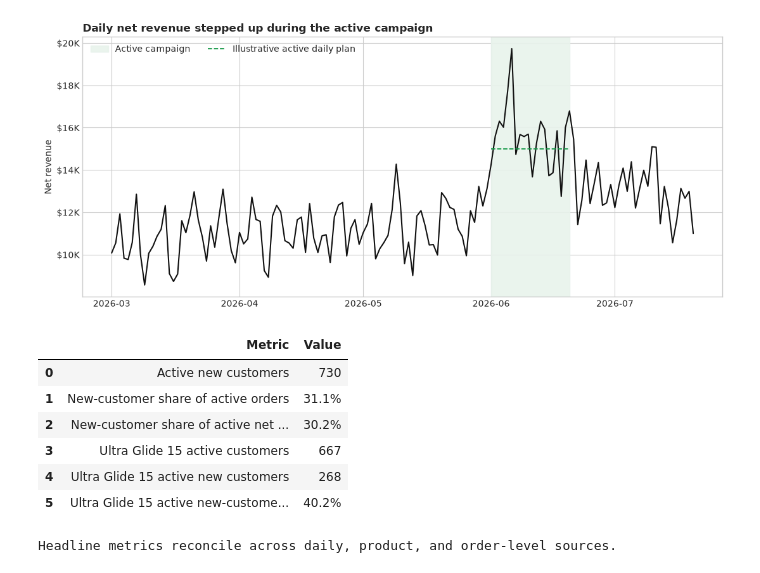
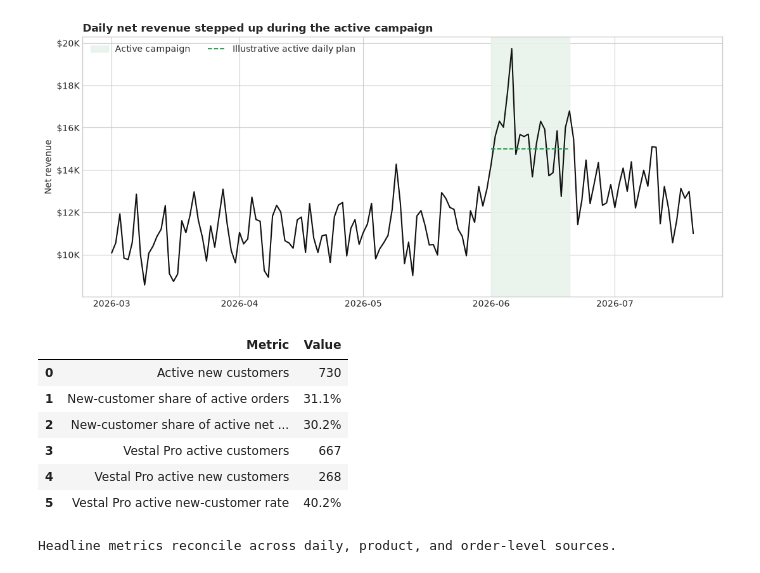
Before and after one commit to andersone17/salomon_case, a Jupyter notebook: notebooks/02_campaign_scorecard.ipynb, the cells around one changed output. Saved outputs shown, nothing was run; the diff lists cells and outputs as text; code cells hidden in the pictures.

```diff
--- a/notebooks/02_campaign_scorecard.ipynb
+++ b/notebooks/02_campaign_scorecard.ipynb
@@ -41,9 +41,9 @@ plt.style.use("seaborn-v0_8-whitegrid")
 TARGETS = {
     "Active net revenue": 300_000,
     "Active total units": 2_600,
-    "Ultra Glide 15 active units": 650,
+    "Vestal Pro active units": 650,
     "Active new customers": 700,
-    "Ultra Glide 15 new-customer rate": 0.25,
+    "Vestal Pro new-customer rate": 0.25,
 }
 
 CAMPAIGN_START = pd.Timestamp("2026-06-01")
@@ -98,31 +98,31 @@ pre_ecommerce = ecommerce[ecommerce["campaign_phase"] == "Pre-campaign"].copy()
 active_orders = orders[orders["campaign_phase"] == "Active campaign"].copy()
 active_ultra = products[
     (products["campaign_phase"] == "Active campaign")
-    & (products["franchise"] == "Ultra Glide 15")
+    & (products["franchise"] == "Vestal Pro")
 ].copy()
 
 active_orders_sorted = active_orders.sort_values(["order_date", "order_id"])
 ultra_orders = active_orders_sorted[
-    active_orders_sorted["primary_product"] == "Ultra Glide 15"
+    active_orders_sorted["primary_product"] == "Vestal Pro"
 ]
 ultra_customer_type = ultra_orders.groupby("customer_id")["customer_type"].first()
 
 actuals = {
     "Active net revenue": active_ecommerce["net_revenue"].sum(),
     "Active total units": active_ecommerce["units"].sum(),
-    "Ultra Glide 15 active units": active_ultra["units_sold"].sum(),
+    "Vestal Pro active units": active_ultra["units_sold"].sum(),
     "Active new customers": active_orders.loc[
         active_orders["customer_type"] == "New", "customer_id"
     ].nunique(),
-    "Ultra Glide 15 new-customer rate": (ultra_customer_type == "New").mean(),
+    "Vestal Pro new-customer rate": (ultra_customer_type == "New").mean(),
 }
 
 target_basis = {
     "Active net revenue": "Illustrative case plan",
     "Active total units": "Illustrative case plan",
-    "Ultra Glide 15 active units": "Illustrative case plan",
+    "Vestal Pro active units": "Illustrative case plan",
     "Active new customers": "Illustrative case plan",
-    "Ultra Glide 15 new-customer rate": "README success criterion",
+    "Vestal Pro new-customer rate": "README success criterion",
 }
 
 scorecard = pd.DataFrame(
@@ -143,9 +143,9 @@ scorecard = pd.DataFrame(
 formatters = {
     "Active net revenue": lambda value: f"${value:,.0f}",
     "Active total units": lambda value: f"{value:,.0f}",
-    "Ultra Glide 15 active units": lambda value: f"{value:,.0f}",
+    "Vestal Pro active units": lambda value: f"{value:,.0f}",
     "Active new customers": lambda value: f"{value:,.0f}",
-    "Ultra Glide 15 new-customer rate": lambda value: f"{value:.1%}",
+    "Vestal Pro new-customer rate": lambda value: f"{value:.1%}",
 }
 
 scorecard_display = scorecard.copy().astype({"Actual": "object", "Target": "object", "Variance": "object", "Attainment": "object"})
@@ -153,7 +153,7 @@ for row_index, row in scorecard_display.iterrows():
     formatter = formatters[row["KPI"]]
     scorecard_display.loc[row_index, "Actual"] = formatter(row["Actual"])
     scorecard_display.loc[row_index, "Target"] = formatter(row["Target"])
-    if row["KPI"] == "Ultra Glide 15 new-customer rate":
+    if row["KPI"] == "Vestal Pro new-customer rate":
         scorecard_display.loc[row_index, "Variance"] = f"{row['Variance'] * 100:+.1f} pp"
     else:
         scorecard_display.loc[row_index, "Variance"] = formatter(row["Variance"])
@@ -275,41 +275,41 @@ customer_summary = pd.DataFrame(
         "Metric": [
             "Active new customers",
             "New-customer share of active orders",
             "New-customer share of active net revenue",
-            "Ultra Glide 15 active customers",
-            "Ultra Glide 15 active new customers",
-            "Ultra Glide 15 active new-customer rate",
+            "Vestal Pro active customers",
+            "Vestal Pro active new customers",
+            "Vestal Pro active new-customer rate",
         ],
         "Value": [
             active_new_orders["customer_id"].nunique(),
             len(active_new_orders) / len(active_orders),
             active_new_orders["total_order_revenue"].sum() / active_orders["total_order_revenue"].sum(),
             len(ultra_customer_type),
             int((ultra_customer_type == "New").sum()),
             (ultra_customer_type == "New").mean(),
         ],
     }
 )
 
 customer_summary_display = customer_summary.astype(object)
 count_metrics = {
     "Active new customers",
-    "Ultra Glide 15 active customers",
-    "Ultra Glide 15 active new customers",
+    "Vestal Pro active customers",
+    "Vestal Pro active new customers",
 }
 customer_summary_display["Value"] = customer_summary.apply(
     lambda row: f"{row['Value']:,.0f}" if row["Metric"] in count_metrics else f"{row['Value']:.1%}",
     axis=1,
 )
 display(customer_summary_display)
 # %% [output]
 |  | Metric | Value |
 | 0 | Active new customers | 730 |
 | 1 | New-customer share of active orders | 31.1% |
 | 2 | New-customer share of active net ... | 30.2% |
-| 3 | Ultra Glide 15 active customers | 667 |
-| 4 | Ultra Glide 15 active new customers | 268 |
-| 5 | Ultra Glide 15 active new-custome... | 40.2% |
+| 3 | Vestal Pro active customers | 667 |
+| 4 | Vestal Pro active new customers | 268 |
+| 5 | Vestal Pro active new-customer rate | 40.2% |
 # %%
 # Independent reconciliation of the headline actuals.
 order_revenue = active_orders["total_order_revenue"].sum()
```
Also changed, not shown: parts of 5 cells of this notebook, 13 other files.
